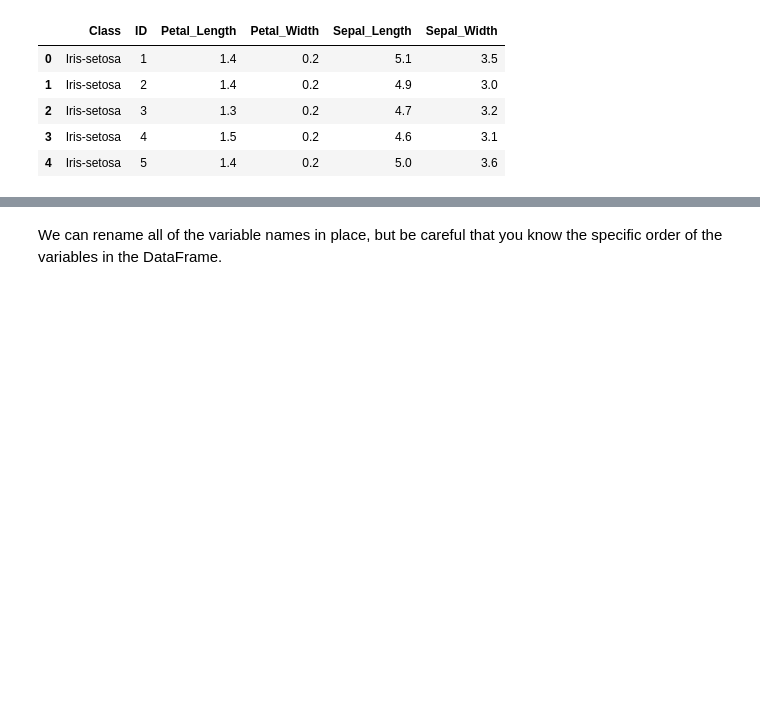
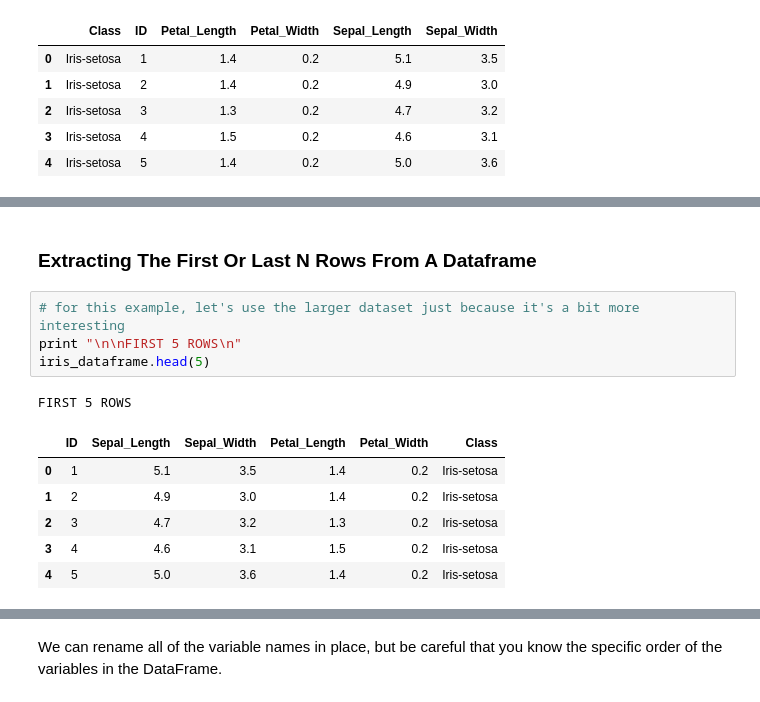
Before and after one commit to johnjfox/Analytic_Enterprise, a Jupyter notebook: slides/02a_Pandas_Overview.ipynb, the cells around one changed output, grey strips where cells are left out. Drawn from its saved outputs; the diff is of its cells as text; blank space fills up the shorter version.

```diff
--- a/slides/02a_Pandas_Overview.ipynb
+++ b/slides/02a_Pandas_Overview.ipynb
@@ -412,0 +418,14 @@ df
+# %% [markdown]
+### Extracting The First Or Last N Rows From A Dataframe
+# %%
+# for this example, let's use the larger dataset just because it's a bit more interesting
+print "\n\nFIRST 5 ROWS\n"
+iris_dataframe.head(5)
+# %% [output]
+FIRST 5 ROWS
+|  | ID | Sepal_Length | Sepal_Width | Petal_Length | Petal_Width | Class |
+| 0 | 1 | 5.1 | 3.5 | 1.4 | 0.2 | Iris-setosa |
+| 1 | 2 | 4.9 | 3.0 | 1.4 | 0.2 | Iris-setosa |
+| 2 | 3 | 4.7 | 3.2 | 1.3 | 0.2 | Iris-setosa |
+| 3 | 4 | 4.6 | 3.1 | 1.5 | 0.2 | Iris-setosa |
+| 4 | 5 | 5.0 | 3.6 | 1.4 | 0.2 | Iris-setosa |
```
Also changed, not shown: parts of 108 cells of this notebook, 9 other files.
